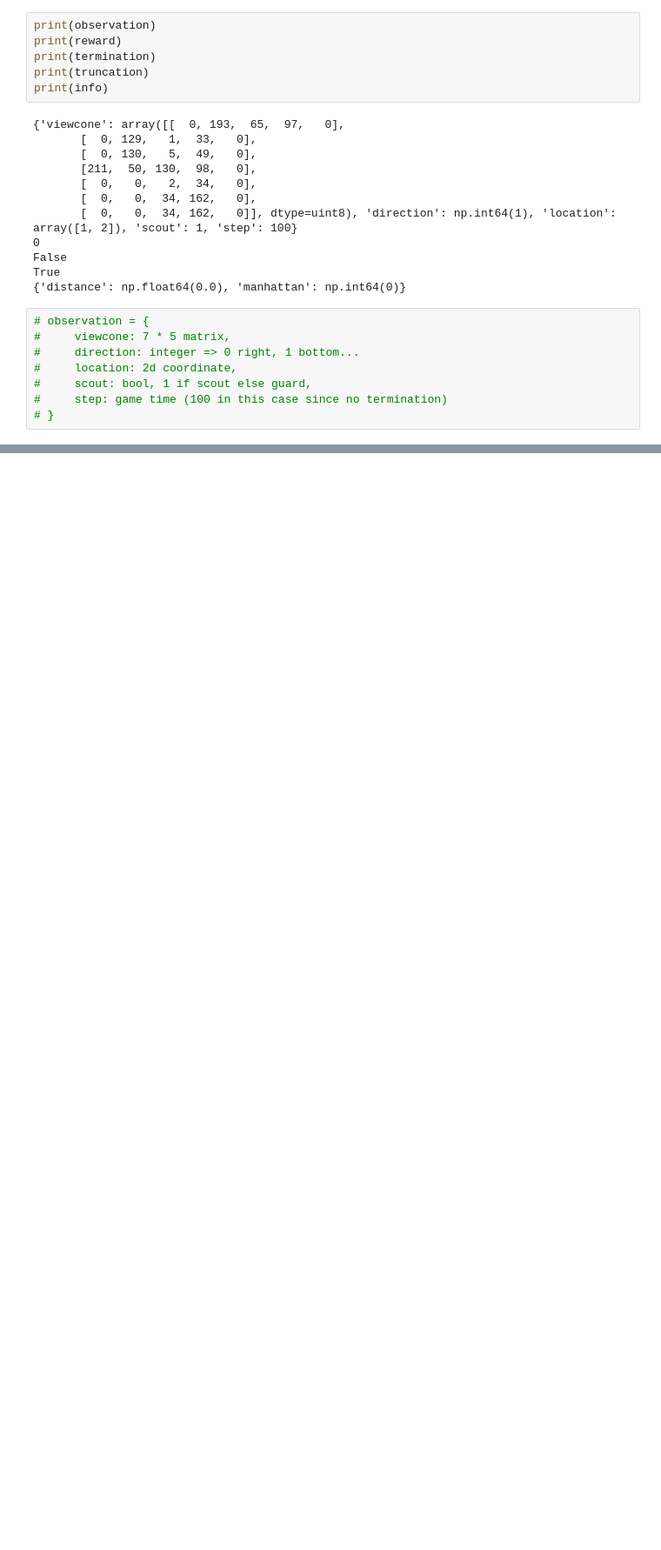
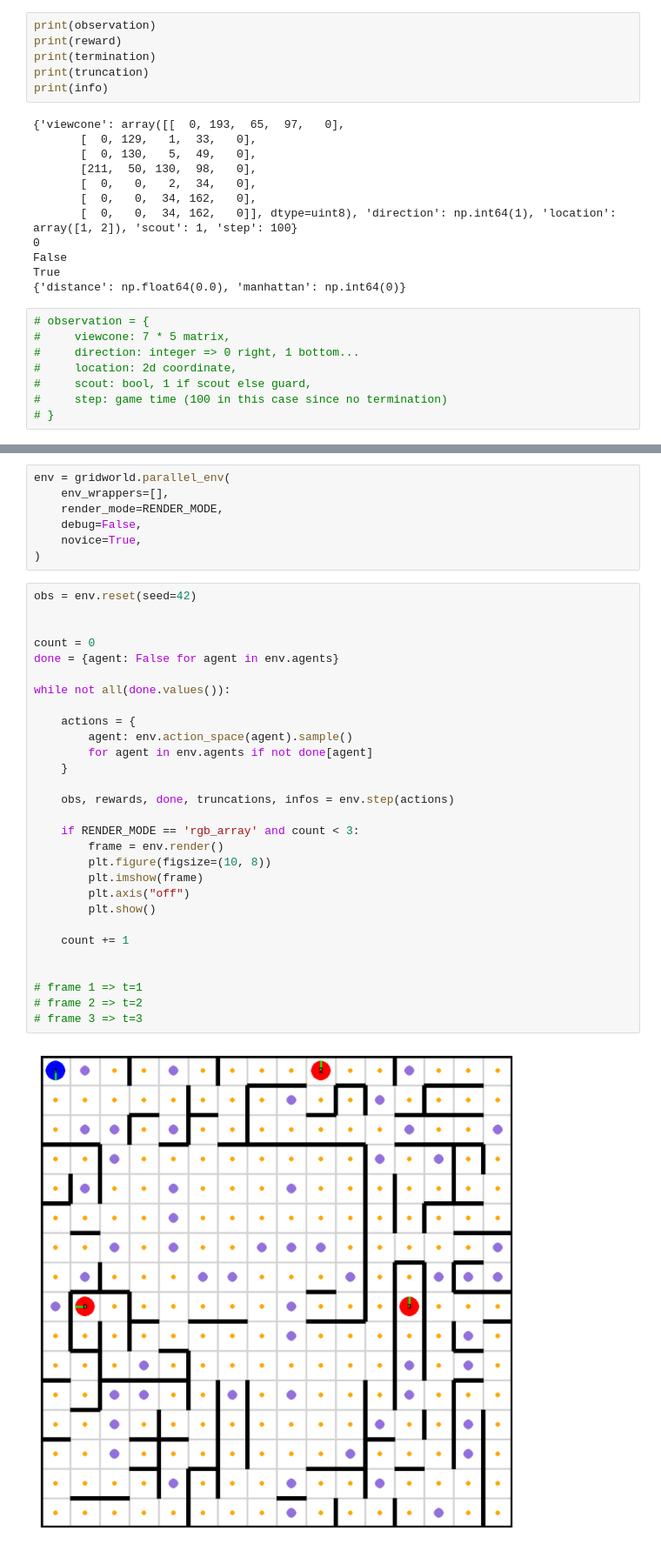
Before and after one commit to tshjustin/MARL-MAPPO, a Jupyter notebook: testing/test_env.ipynb, the cells around one changed output, grey strips where cells are left out. Shown at 87% size. Saved outputs shown, nothing was run; the diff lists cells and outputs as text; blank space fills up the shorter version.

```diff
--- a/testing/test_env.ipynb
+++ b/testing/test_env.ipynb
@@ -86,0 +89,38 @@ True
+# %%
+env = gridworld.parallel_env(
+    env_wrappers=[],
+    render_mode=RENDER_MODE,
+    debug=False,
+    novice=True,
+)
+# %%
+obs = env.reset(seed=42)
+
+
+count = 0
+done = {agent: False for agent in env.agents}
+
+while not all(done.values()):
+
+    actions = {
+        agent: env.action_space(agent).sample()
+        for agent in env.agents if not done[agent]
+    }
+
+    obs, rewards, done, truncations, infos = env.step(actions)
+
+    if RENDER_MODE == 'rgb_array' and count < 3:
+        frame = env.render()
+        plt.figure(figsize=(10, 8))
+        plt.imshow(frame)
+        plt.axis("off")
+        plt.show()
+
+    count += 1
+
+
+# frame 1 => t=1
+# frame 2 => t=2
+# frame 3 => t=3
+# %% [output]
+[figure, added]
```
Also changed, not shown: parts of 2 cells of this notebook, 2 other files.
